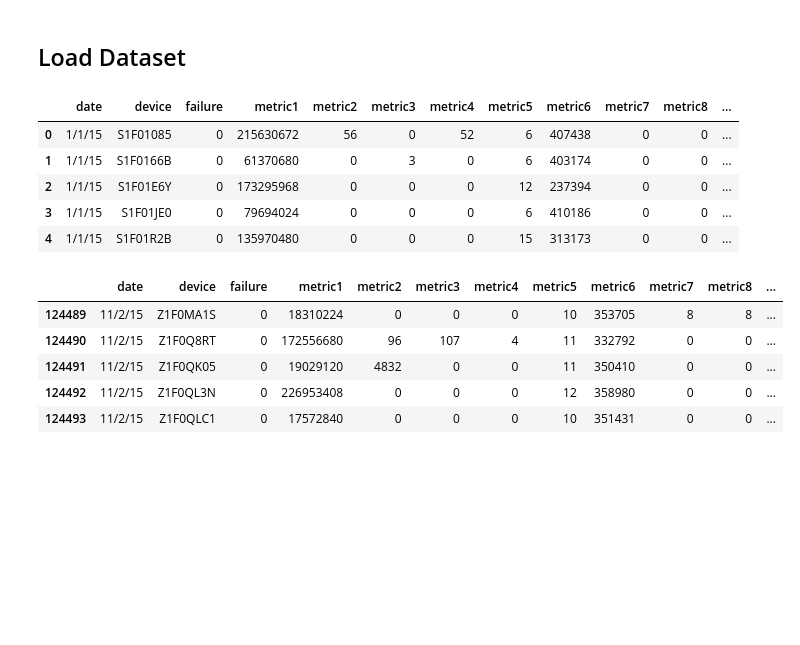
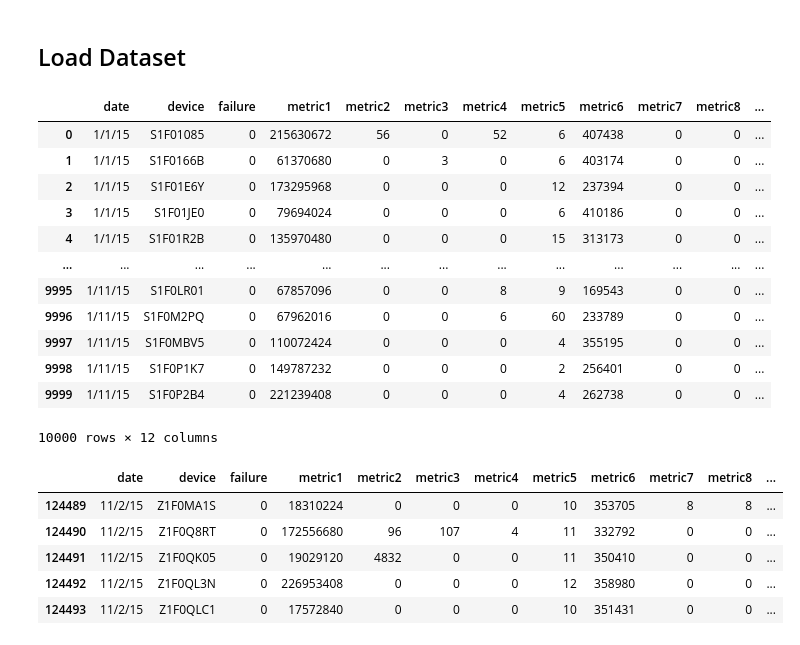
Before and after one commit to Manickam-CS/AIML, a Jupyter notebook: CapstoneProject/Capstone_Predictive_Maintenance_Model.ipynb, the cells around one changed output. Cells and saved outputs as stored; diff of their text form; code cells hidden in the pictures; blank space fills up the shorter version.

```diff
--- a/CapstoneProject/Capstone_Predictive_Maintenance_Model.ipynb
+++ b/CapstoneProject/Capstone_Predictive_Maintenance_Model.ipynb
@@ -21,14 +21,21 @@ from imblearn.over_sampling import RandomOverSampler
 # %%
 mydata=pd.read_csv("predictive_maintenance.csv")
 # %%
-mydata.head()
+mydata.head(10000)
 # %% [output]
 |  | date | device | failure | metric1 | metric2 | metric3 | metric4 | metric5 | metric6 | metric7 | metric8 | ... |
 | 0 | 1/1/15 | S1F01085 | 0 | 215630672 | 56 | 0 | 52 | 6 | 407438 | 0 | 0 | ... |
 | 1 | 1/1/15 | S1F0166B | 0 | 61370680 | 0 | 3 | 0 | 6 | 403174 | 0 | 0 | ... |
 | 2 | 1/1/15 | S1F01E6Y | 0 | 173295968 | 0 | 0 | 0 | 12 | 237394 | 0 | 0 | ... |
 | 3 | 1/1/15 | S1F01JE0 | 0 | 79694024 | 0 | 0 | 0 | 6 | 410186 | 0 | 0 | ... |
 | 4 | 1/1/15 | S1F01R2B | 0 | 135970480 | 0 | 0 | 0 | 15 | 313173 | 0 | 0 | ... |
+| ... | ... | ... | ... | ... | ... | ... | ... | ... | ... | ... | ... | ... |
+| 9995 | 1/11/15 | S1F0LR01 | 0 | 67857096 | 0 | 0 | 8 | 9 | 169543 | 0 | 0 | ... |
+| 9996 | 1/11/15 | S1F0M2PQ | 0 | 67962016 | 0 | 0 | 6 | 60 | 233789 | 0 | 0 | ... |
+| 9997 | 1/11/15 | S1F0MBV5 | 0 | 110072424 | 0 | 0 | 0 | 4 | 355195 | 0 | 0 | ... |
+| 9998 | 1/11/15 | S1F0P1K7 | 0 | 149787232 | 0 | 0 | 0 | 2 | 256401 | 0 | 0 | ... |
+| 9999 | 1/11/15 | S1F0P2B4 | 0 | 221239408 | 0 | 0 | 0 | 4 | 262738 | 0 | 0 | ... |
+10000 rows × 12 columns
 # %%
 mydata.tail()
 # %% [output]
```
Also changed, not shown: parts of 4 cells of this notebook.
